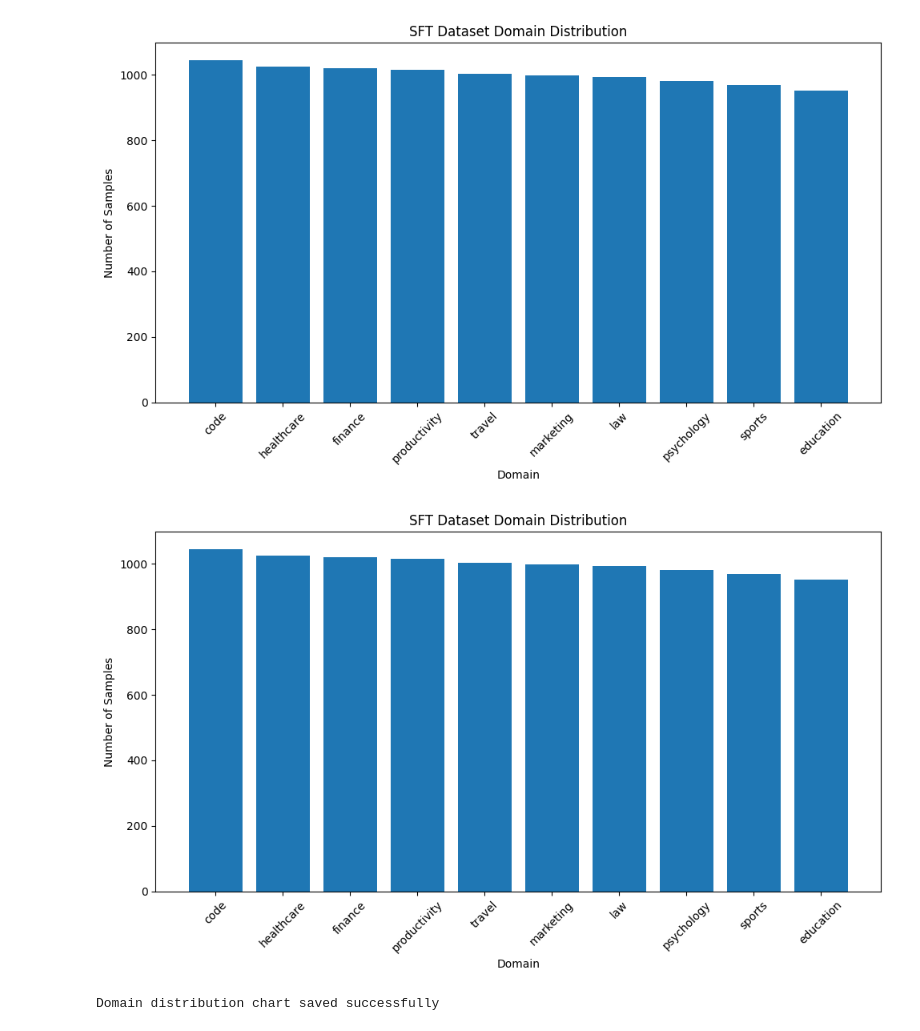
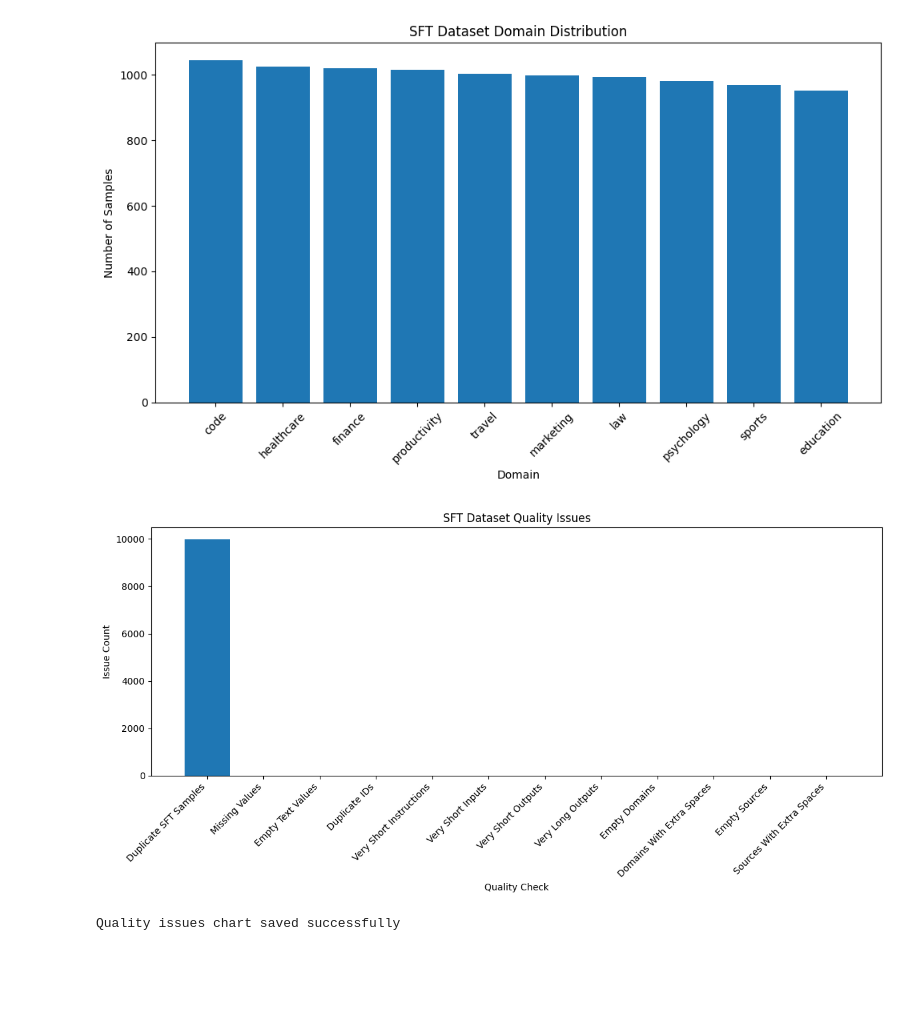
Before and after one commit to Sabin986/SFT-Dataset-Quality-Evaluator-, a Jupyter notebook: notebooks/05_quality_visualisation.ipynb, the cells around one changed output. Saved outputs shown, nothing was run; the diff lists cells and outputs as text; code cells hidden in the pictures; blank space fills up the shorter version.

Commit message:
Successfully commited

```diff
--- a/notebooks/05_quality_visualisation.ipynb
+++ b/notebooks/05_quality_visualisation.ipynb
@@ -59,0 +42,8 @@ scoring_result
+# %%
+# Load the quality check summary
+
+summary_path = "../output/reports/quality_penalty_details.csv"
+
+quality_summary = pd.read_csv(summary_path)
+
+quality_summary
@@ -191,49 +195,50 @@ plt.show()
 # %% [output]
 [figure]
 # %%
-# Save the domain distribution chart
+# Save the quality issues chart
 
 chart_path = (
     "../output/charts/"
-    "domain_distribution.png"
+    "quality_issues_chart.png"
 )
 
-plt.figure(figsize=(10, 6))
+plt.figure(figsize=(12, 6))
 
 plt.bar(
-    domain_counts.index,
-    domain_counts.values
+    quality_summary["Quality Check"],
+    quality_summary["Issue Count"]
 )
 
 plt.title(
-    "SFT Dataset Domain Distribution"
+    "SFT Dataset Quality Issues"
 )
 
 plt.xlabel(
-    "Domain"
+    "Quality Check"
 )
 
 plt.ylabel(
-    "Number of Samples"
+    "Issue Count"
 )
 
 plt.xticks(
-    rotation=45
+    rotation=45,
+    ha="right"
 )
 
 plt.tight_layout()
 
 plt.savefig(
     chart_path,
     dpi=300,
     bbox_inches="tight"
 )
 
 plt.show()
 
 print(
-    "Domain distribution chart saved successfully"
+    "Quality issues chart saved successfully"
 )
 # %% [output]
-[figure, old version]
+[figure, new version]
-Domain distribution chart saved successfully
+Quality issues chart saved successfully
```
Also changed, not shown: parts of 4 cells of this notebook, 1 other file.
